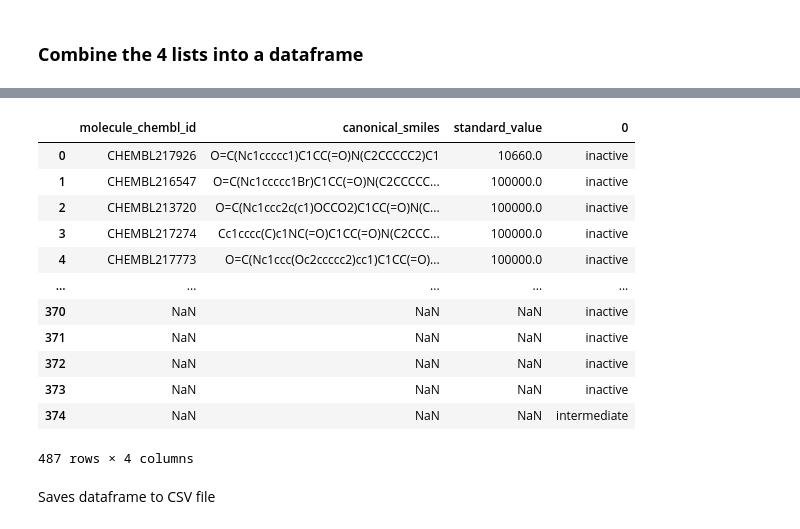
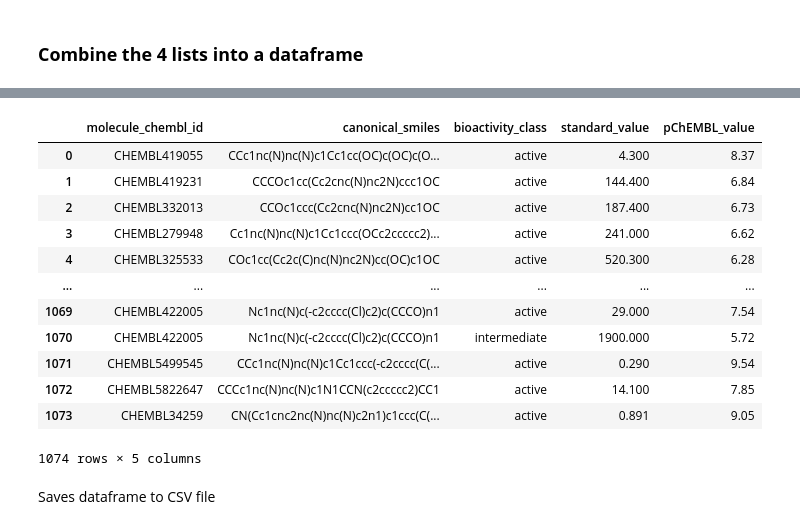
Before and after one commit to Sakhiur2022/QSAR-modeling-for-DHFR-TS, a Jupyter notebook: notebooks/bioactivity_data_preprocessing.ipynb, the cells around one changed output, grey strips where cells are left out. Saved outputs shown, nothing was run; the diff lists cells and outputs as text; code cells hidden in the pictures.

```diff
--- a/notebooks/bioactivity_data_preprocessing.ipynb
+++ b/notebooks/bioactivity_data_preprocessing.ipynb
@@ -170,11 +91,11 @@ for i in df2.molecule_chembl_id:
 ### **Iterate *canonical_smiles* to a list**
 # %%
 canonical_smiles = []
-for i in df2.canonical_smiles:
+for i in dataset_cleaned['Smiles']:
   canonical_smiles.append(i)
 # %% [markdown]
 ### **Iterate *standard_value* to a list**
 # %%
 standard_value = []
-for i in df2.standard_value:
+for i in dataset_cleaned['Standard Value']:
   standard_value.append(i)
@@ -181,5 +104,9 @@ for i in df2.standard_value:
+# %%
+pChEMBL_value = []
+for i in dataset_cleaned['pChEMBL Value']:
+  pChEMBL_value.append(i)
 # %% [markdown]
 ### **Combine the 4 lists into a dataframe**
 # %%
-data_tuples = list(zip(mol_cid, canonical_smiles, bioactivity_class, standard_value))
-df3 = pd.DataFrame( data_tuples,  columns=['molecule_chembl_id', 'canonical_smiles', 'bioactivity_class', 'standard_value'])
+data_tuples = list(zip(mol_cid, canonical_smiles, bioactivity_class, standard_value, pChEMBL_value))
+dataset_preprocessed = pd.DataFrame( data_tuples,  columns=['molecule_chembl_id', 'canonical_smiles', 'bioactivity_class', 'standard_value','pChEMBL_value'])
@@ -222,19 +113,19 @@ df3
-# %%
-pd.concat([df3,pd.Series(bioactivity_class)], axis=1)
-# %% [output]
-|  | molecule_chembl_id | canonical_smiles | standard_value | 0 |
-| 0 | CHEMBL217926 | O=C(Nc1ccccc1)C1CC(=O)N(C2CCCCC2)C1 | 10660.0 | inactive |
-| 1 | CHEMBL216547 | O=C(Nc1ccccc1Br)C1CC(=O)N(C2CCCCC... | 100000.0 | inactive |
-| 2 | CHEMBL213720 | O=C(Nc1ccc2c(c1)OCCO2)C1CC(=O)N(C... | 100000.0 | inactive |
-| 3 | CHEMBL217274 | Cc1cccc(C)c1NC(=O)C1CC(=O)N(C2CCC... | 100000.0 | inactive |
-| 4 | CHEMBL217773 | O=C(Nc1ccc(Oc2ccccc2)cc1)C1CC(=O)... | 100000.0 | inactive |
-| ... | ... | ... | ... | ... |
-| 370 | NaN | NaN | NaN | inactive |
-| 371 | NaN | NaN | NaN | inactive |
-| 372 | NaN | NaN | NaN | inactive |
-| 373 | NaN | NaN | NaN | inactive |
-| 374 | NaN | NaN | NaN | intermediate |
-487 rows × 4 columns
+# %%
+dataset_preprocessed
+# %% [output]
+|  | molecule_chembl_id | canonical_smiles | bioactivity_class | standard_value | pChEMBL_value |
+| 0 | CHEMBL419055 | CCc1nc(N)nc(N)c1Cc1cc(OC)c(OC)c(O... | active | 4.300 | 8.37 |
+| 1 | CHEMBL419231 | CCCOc1cc(Cc2cnc(N)nc2N)ccc1OC | active | 144.400 | 6.84 |
+| 2 | CHEMBL332013 | CCOc1ccc(Cc2cnc(N)nc2N)cc1OC | active | 187.400 | 6.73 |
+| 3 | CHEMBL279948 | Cc1nc(N)nc(N)c1Cc1ccc(OCc2ccccc2)... | active | 241.000 | 6.62 |
+| 4 | CHEMBL325533 | COc1cc(Cc2c(C)nc(N)nc2N)cc(OC)c1OC | active | 520.300 | 6.28 |
+| ... | ... | ... | ... | ... | ... |
+| 1069 | CHEMBL422005 | Nc1nc(N)c(-c2cccc(Cl)c2)c(CCCO)n1 | active | 29.000 | 7.54 |
+| 1070 | CHEMBL422005 | Nc1nc(N)c(-c2cccc(Cl)c2)c(CCCO)n1 | intermediate | 1900.000 | 5.72 |
+| 1071 | CHEMBL5499545 | CCc1nc(N)nc(N)c1Cc1ccc(-c2cccc(C(... | active | 0.290 | 9.54 |
+| 1072 | CHEMBL5822647 | CCCc1nc(N)nc(N)c1N1CCN(c2ccccc2)CC1 | active | 14.100 | 7.85 |
+| 1073 | CHEMBL34259 | CN(Cc1cnc2nc(N)nc(N)c2n1)c1ccc(C(... | active | 0.891 | 9.05 |
+1074 rows × 5 columns
 # %% [markdown]
 Saves dataframe to CSV file
 # %%
```
Also changed, not shown: parts of 45 cells of this notebook.
